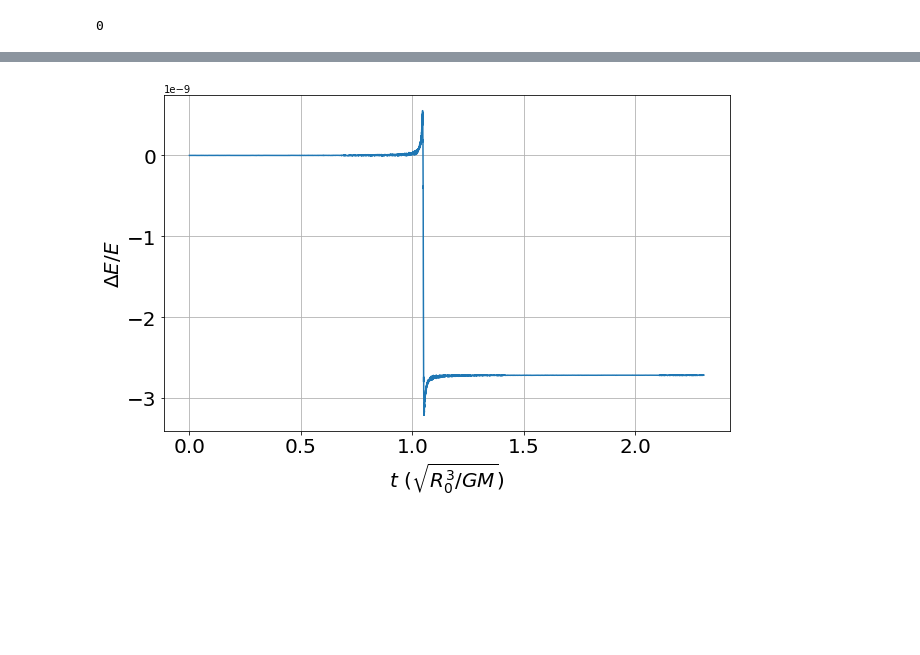
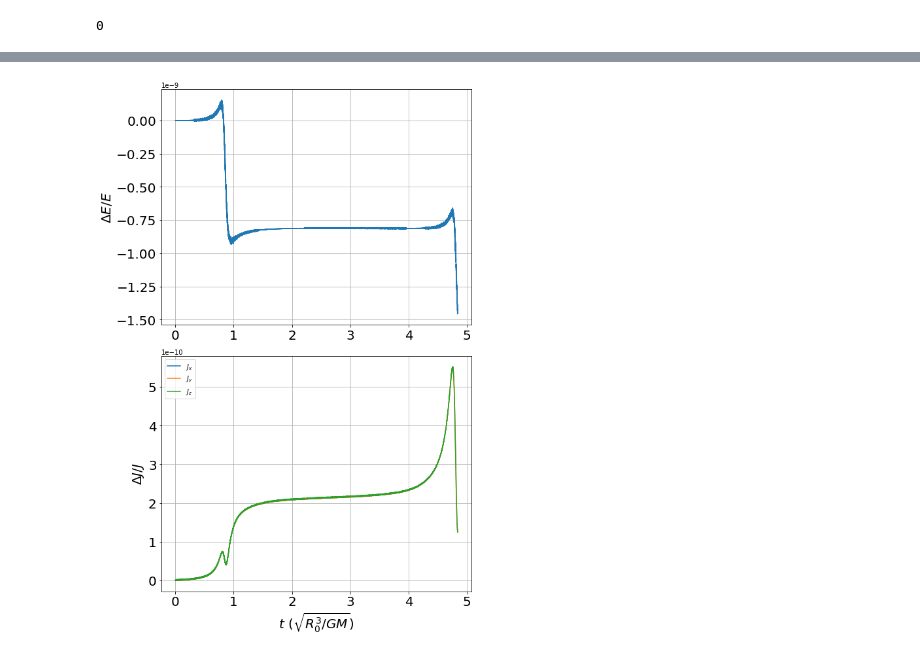
Before and after one commit to slowdivePTG/DIY_astrophysics, a Jupyter notebook: Galactic_Dynamics/Task2.ipynb, the cells around one changed output, grey strips where cells are left out. Cells and saved outputs as stored; diff of their text form; code cells hidden in the pictures; blank space fills up the shorter version.

Commit message:
Task3

```diff
--- a/Galactic_Dynamics/Task2.ipynb
+++ b/Galactic_Dynamics/Task2.ipynb
@@ -10,5 +10,7 @@ import numpy as np
 import matplotlib.pyplot as plt
 # %%
 raw1 = np.loadtxt('data_task2/R_V')
-t, r1, r2 = raw1[:, 0], raw1[:, 1:3], raw1[:, 3:5]
-v1, v2 = raw1[:, 5:7], raw1[:, 7:9]
+t, r1, r2 = raw1[:, 0], raw1[:, 1:4], raw1[:, 4:7]
+v1, v2 = raw1[:, 7:10], raw1[:, 10:13]
+raw2 = np.loadtxt('data_task2/J')
+j1, j2= raw2[:, 1:4], raw2[:, 4:7]
@@ -21,19 +38,28 @@ plt.plot(r2[:, 0], r2[:, 1])
 # %%
-f, ax = plt.subplots(figsize=(9, 6))
+f, ax = plt.subplots(2, 1, figsize=(8, 12), sharex='row')
 
-ax.set_xlabel(r'$t\ (\sqrt{R_0^3/GM})$', fontsize=20)
-ax.set_ylabel(r'$\Delta E/E$', fontsize=20)
-ax.tick_params(labelsize=20)
-ax.grid()
+ax[0].set_ylabel(r'$\Delta E/E$', fontsize=20)
+ax[0].tick_params(labelsize=20)
+ax[0].grid()
 
-dr = r1 - r2
+ax[1].set_ylabel(r'$\Delta J/J$', fontsize=20)
+ax[1].set_xlabel(r'$t\ (\sqrt{R_0^3/GM})$', fontsize=20)
+ax[1].tick_params(labelsize=20)
+ax[1].grid()
+
+dr = np.sqrt(np.inner(r1 - r2, r1 - r2).diagonal())
 q = 1e-5
 m1, m2 = q / (1 + q), 1 / (1 + q)
-K = 0.5 * m1 * (v1[:, 0]**2 + v1[:, 1]**2) + 0.5 * m2 * (v2[:, 0]**2 +
-                                                         v2[:, 1]**2)
-V = -m1 * m2 / np.sqrt(dr[:, 0]**2 + dr[:, 1]**2)
-ax.plot(t, (K + V - (K[0]+V[0]))/(K[0]+V[0]))
+K = 0.5 * m1 * np.inner(v1, v1).diagonal() + 0.5 * m2 * np.inner(
+    v2, v2).diagonal()
+V = -m1 * m2 / dr
+
+ax[0].plot(t, (K + V - (K[0] + V[0])) / (K[0] + V[0]))
+ax[1].plot(t, ((j1 + j2)[:, 0] - (j1 + j2)[0, 0]) / (j1 + j2)[0, 0], label=r'$J_x$')
+ax[1].plot(t, ((j1 + j2)[:, 1] - (j1 + j2)[0, 1]) / (j1 + j2)[0, 1], label=r'$J_y$')
+ax[1].plot(t, ((j1 + j2)[:, 2] - (j1 + j2)[0, 2]) / (j1 + j2)[0, 2], label=r'$J_z$')
+ax[1].legend()
 
 f.tight_layout()
 # %% [output]
-[figure, old version]
+[figure, new version]
```
Also changed, not shown: parts of 2 cells of this notebook, 10 other files.
